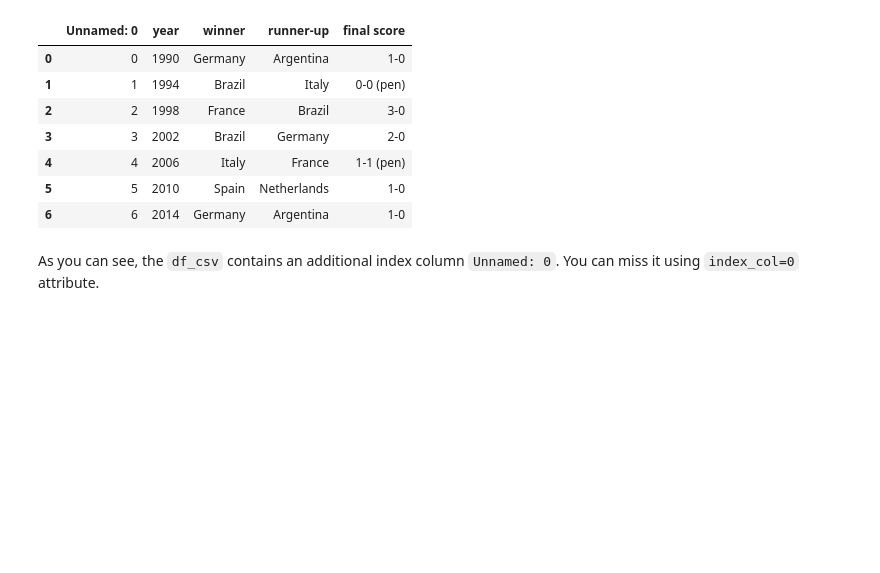
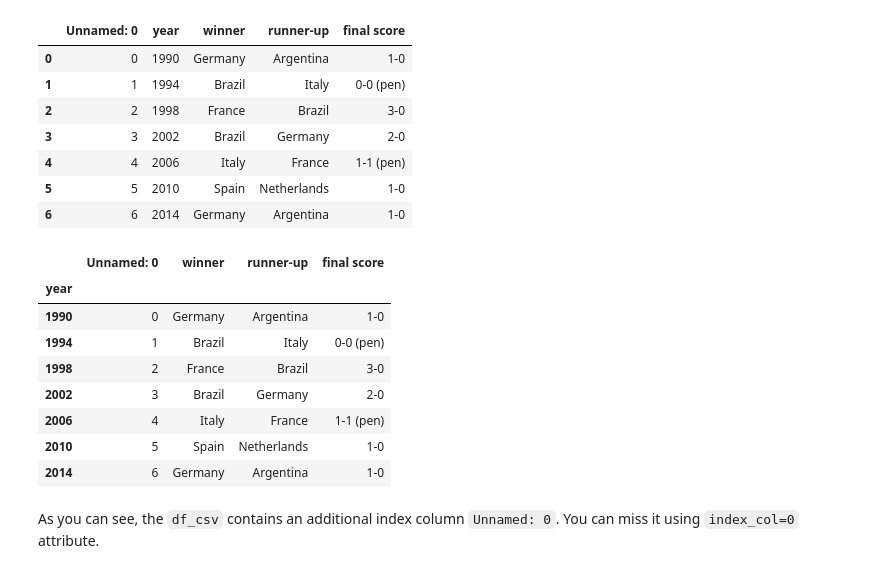
Before and after one commit to mapossum/spa, a Jupyter notebook: W5/ExternalModulesNotebooks/1. Introduction to Pandas.ipynb, the cells around one changed output. Saved outputs shown, nothing was run; the diff lists cells and outputs as text; code cells hidden in the pictures; blank space fills up the shorter version.

```diff
--- a/W5/ExternalModulesNotebooks/1. Introduction to Pandas.ipynb
+++ b/W5/ExternalModulesNotebooks/1. Introduction to Pandas.ipynb
@@ -419,6 +429,18 @@ df_csv
 | 4 | 4 | 2006 | Italy | France | 1-1 (pen) |
 | 5 | 5 | 2010 | Spain | Netherlands | 1-0 |
 | 6 | 6 | 2014 | Germany | Argentina | 1-0 |
+# %%
+df_csv.set_index("year")
+# %% [output]
+|  | Unnamed: 0 | winner | runner-up | final score |
+| year |  |  |  |  |
+| 1990 | 0 | Germany | Argentina | 1-0 |
+| 1994 | 1 | Brazil | Italy | 0-0 (pen) |
+| 1998 | 2 | France | Brazil | 3-0 |
+| 2002 | 3 | Brazil | Germany | 2-0 |
+| 2006 | 4 | Italy | France | 1-1 (pen) |
+| 2010 | 5 | Spain | Netherlands | 1-0 |
+| 2014 | 6 | Germany | Argentina | 1-0 |
 # %% [markdown]
 As you can see, the `df_csv` contains an additional index column `Unnamed: 0`. You can miss it using `index_col=0` attribute.
 # %%
```
Also changed, not shown: parts of 11 cells of this notebook, 26 other files.
